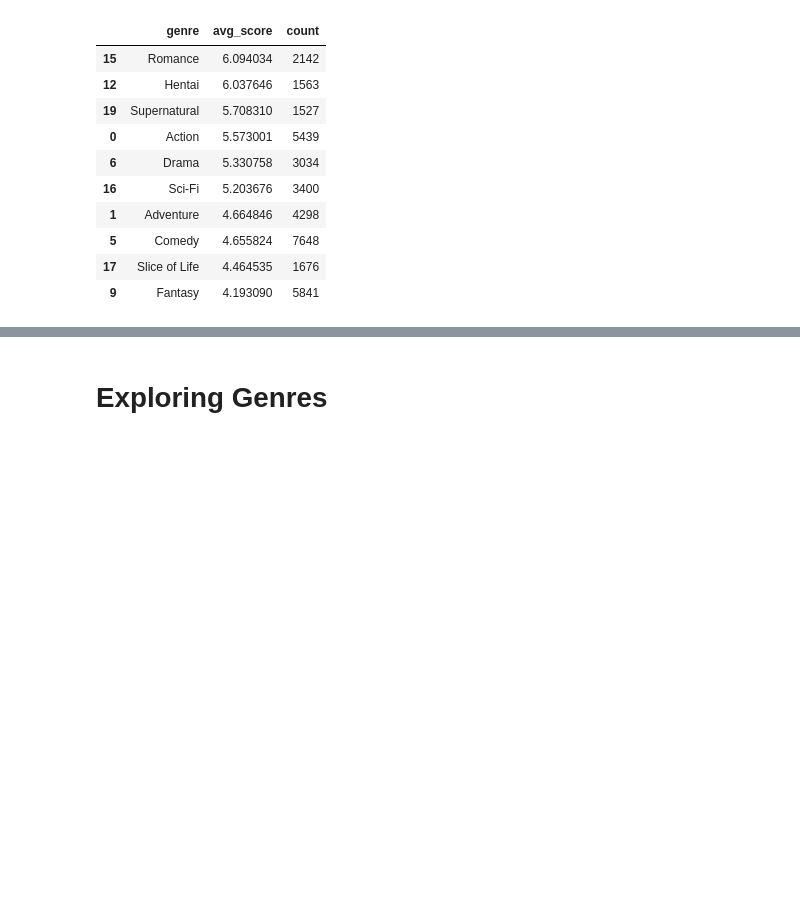
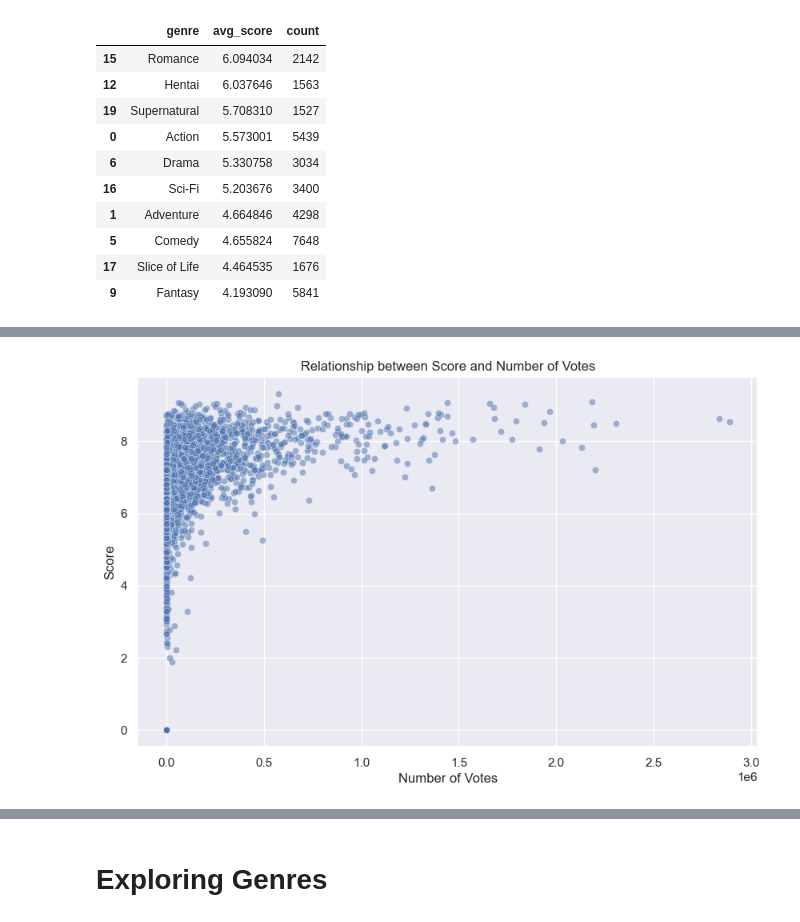
Before and after one commit to ImCodingCat/capstone_project, a Jupyter notebook: explore/explore.ipynb, the cells around one changed output, grey strips where cells are left out. Saved outputs shown, nothing was run; the diff lists cells and outputs as text; code cells hidden in the pictures; blank space fills up the shorter version.

```diff
--- a/explore/explore.ipynb
+++ b/explore/explore.ipynb
@@ -335,0 +335,9 @@ plt.show()
+# %%
+plt.figure(figsize=(10, 6))
+sns.scatterplot(data=anime_df, x='scored_by', y='score', alpha=0.5)
+plt.title('Relationship between Score and Number of Votes')
+plt.xlabel('Number of Votes')
+plt.ylabel('Score')
+plt.show()
+# %% [output]
+[figure, added]
```
Also changed, not shown: parts of 24 cells of this notebook.
